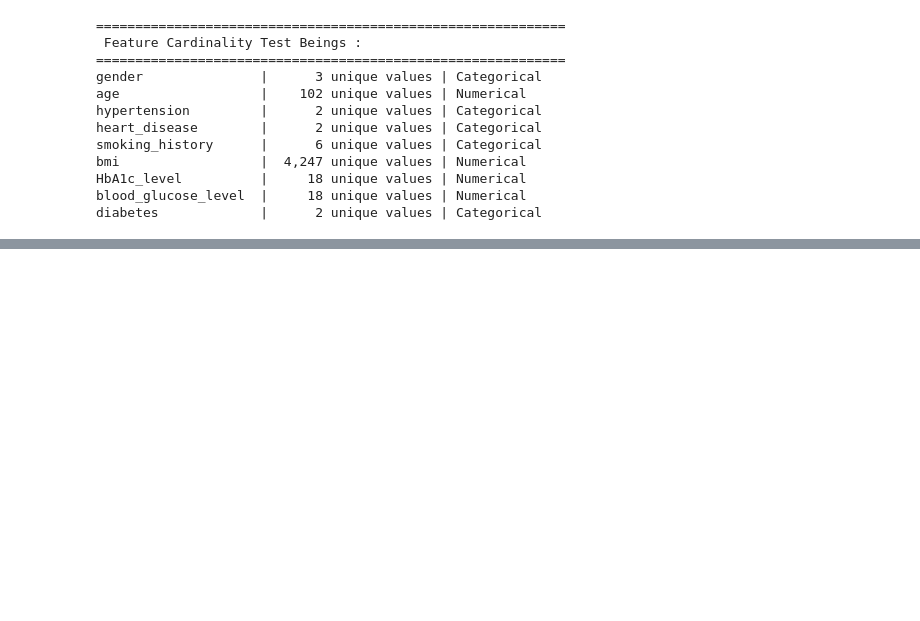
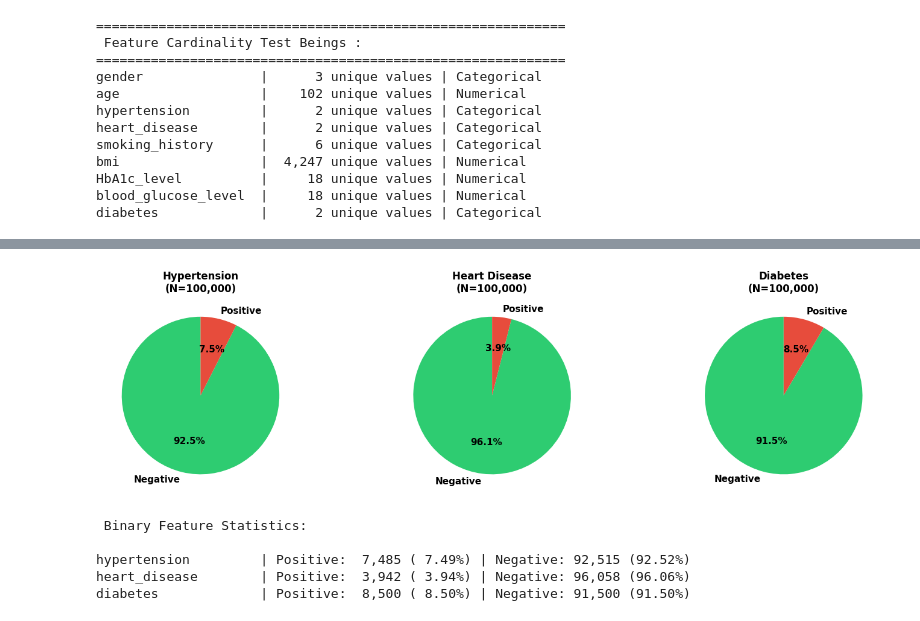
Before and after one commit to harshaiml/aiml-daily-practice, a Jupyter notebook: notebooks/IM Session 24 - case-study Deep-Dive/Healthcare_Diabetes_EDA_Analysis.ipynb, the cells around one changed output, grey strips where cells are left out. Cells and saved outputs as stored; diff of their text form; code cells hidden in the pictures; blank space fills up the shorter version.

```diff
--- a/notebooks/IM Session 24 - case-study Deep-Dive/Healthcare_Diabetes_EDA_Analysis.ipynb
+++ b/notebooks/IM Session 24 - case-study Deep-Dive/Healthcare_Diabetes_EDA_Analysis.ipynb
@@ -92,0 +154,30 @@ diabetes             |      2 unique values | Categorical
+# %%
+binary_features = ['hypertension', 'heart_disease', 'diabetes']
+fig, axes = plt.subplots(1, 3, figsize=(15, 4))
+
+for idx, feature in enumerate(binary_features):
+    counts = df[feature].value_counts()
+    colors = ['#2ecc71', '#e74c3c']
+
+    axes[idx].pie(counts, labels=['Negative', 'Positive'], autopct='%1.1f%%',
+                  colors=colors, startangle=90, textprops={'fontsize': 11, 'fontweight': 'bold'})
+    axes[idx].set_title(f'{feature.replace("_", " ").title()}\n(N={len(df):,})',
+                        fontsize=12, fontweight='bold')
+
+plt.tight_layout()
+plt.show()
+
+# Print statistics
+print(" Binary Feature Statistics:\n")
+
+for feature in binary_features:
+    positive = df[feature].sum()
+    total = len(df)
+    print(f"{feature:20s} | Positive: {positive:6,} ({positive/total*100:5.2f}%) | Negative: {total-positive:6,} ({(total-positive)/total*100:5.2f}%)")
+# %% [output]
+[figure, added]
+ Binary Feature Statistics:
+
+hypertension         | Positive:  7,485 ( 7.49%) | Negative: 92,515 (92.52%)
+heart_disease        | Positive:  3,942 ( 3.94%) | Negative: 96,058 (96.06%)
+diabetes             | Positive:  8,500 ( 8.50%) | Negative: 91,500 (91.50%)
```
Also changed, not shown: parts of 3 cells of this notebook.
